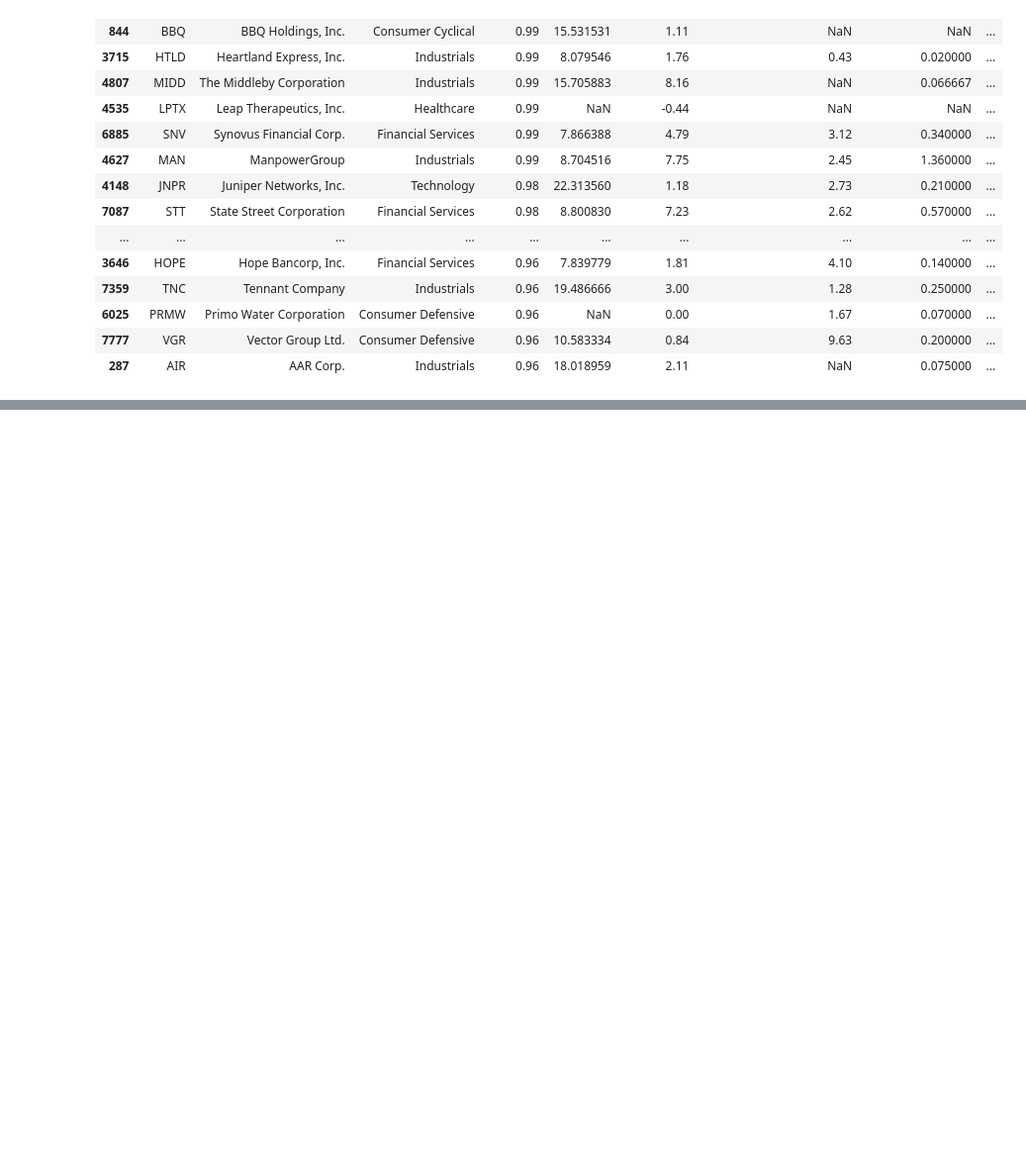
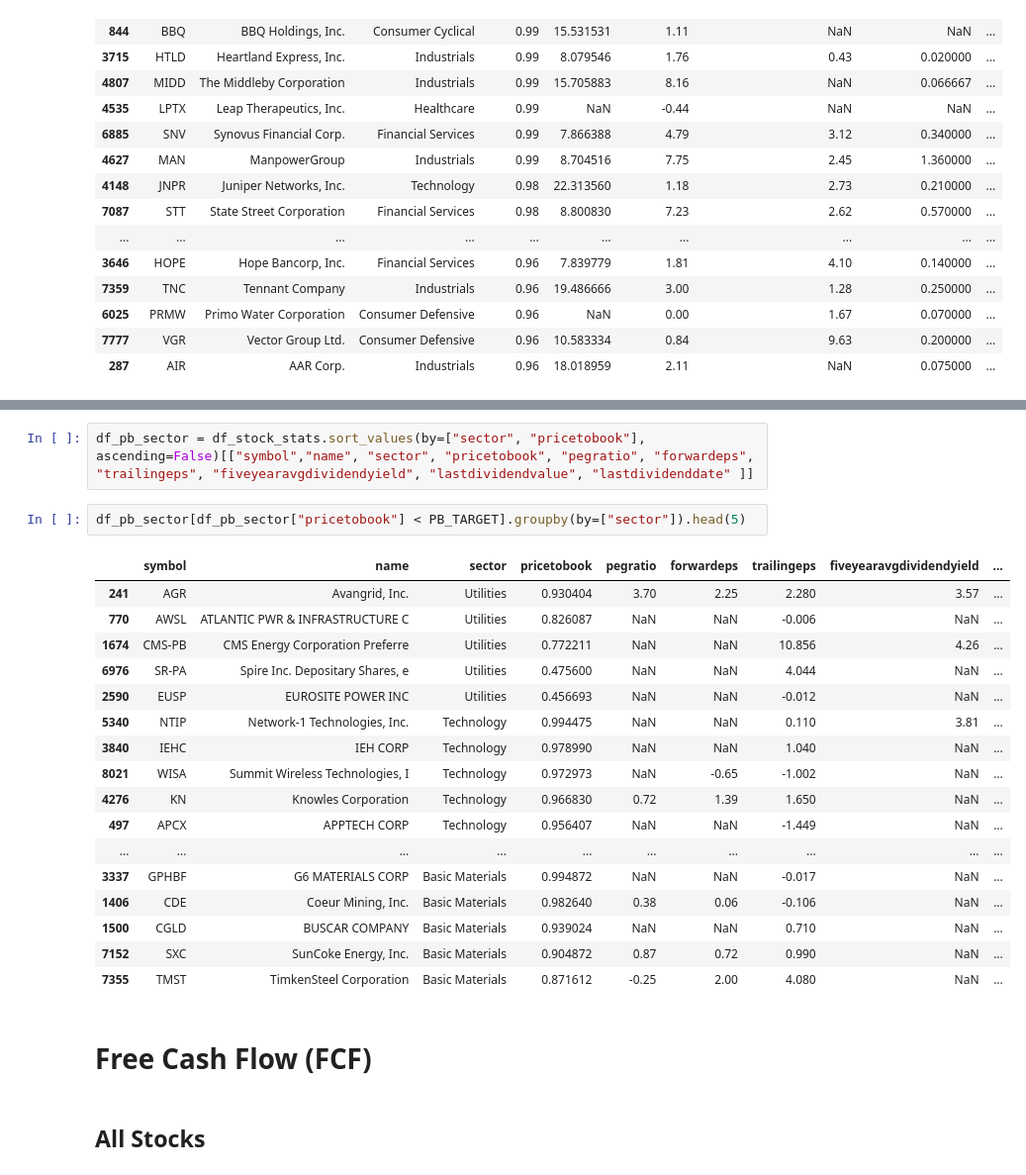
Before and after one commit to alpha2phi-platform/alphalib, a Jupyter notebook: 02_fundamental.ipynb, the cells around one changed output, grey strips where cells are left out. Shown at 99% size. Cells and saved outputs as stored; diff of their text form; blank space fills up the shorter version.

```diff
--- a/02_fundamental.ipynb
+++ b/02_fundamental.ipynb
@@ -404,0 +457,26 @@ df_peg[df_peg["pegratio"] < PEG_TARGET].head(30)
+# %%
+df_pb_sector = df_stock_stats.sort_values(by=["sector", "pricetobook"], ascending=False)[["symbol","name", "sector", "pricetobook", "pegratio", "forwardeps", "trailingeps", "fiveyearavgdividendyield", "lastdividendvalue", "lastdividenddate" ]]
+# %%
+df_pb_sector[df_pb_sector["pricetobook"] < PB_TARGET].groupby(by=["sector"]).head(5)
+# %% [output]
+|  | symbol | name | sector | pricetobook | pegratio | forwardeps | trailingeps | fiveyearavgdividendyield | ... |
+| 241 | AGR | Avangrid, Inc. | Utilities | 0.930404 | 3.70 | 2.25 | 2.280 | 3.57 | ... |
+| 770 | AWSL | ATLANTIC PWR & INFRASTRUCTURE C | Utilities | 0.826087 | NaN | NaN | -0.006 | NaN | ... |
+| 1674 | CMS-PB | CMS Energy Corporation Preferre | Utilities | 0.772211 | NaN | NaN | 10.856 | 4.26 | ... |
+| 6976 | SR-PA | Spire Inc. Depositary Shares, e | Utilities | 0.475600 | NaN | NaN | 4.044 | NaN | ... |
+| 2590 | EUSP | EUROSITE POWER INC | Utilities | 0.456693 | NaN | NaN | -0.012 | NaN | ... |
+| 5340 | NTIP | Network-1 Technologies, Inc. | Technology | 0.994475 | NaN | NaN | 0.110 | 3.81 | ... |
+| 3840 | IEHC | IEH CORP | Technology | 0.978990 | NaN | NaN | 1.040 | NaN | ... |
+| 8021 | WISA | Summit Wireless Technologies, I | Technology | 0.972973 | NaN | -0.65 | -1.002 | NaN | ... |
+| 4276 | KN | Knowles Corporation | Technology | 0.966830 | 0.72 | 1.39 | 1.650 | NaN | ... |
+| 497 | APCX | APPTECH CORP | Technology | 0.956407 | NaN | NaN | -1.449 | NaN | ... |
+| ... | ... | ... | ... | ... | ... | ... | ... | ... | ... |
+| 3337 | GPHBF | G6 MATERIALS CORP | Basic Materials | 0.994872 | NaN | NaN | -0.017 | NaN | ... |
+| 1406 | CDE | Coeur Mining, Inc. | Basic Materials | 0.982640 | 0.38 | 0.06 | -0.106 | NaN | ... |
+| 1500 | CGLD | BUSCAR COMPANY | Basic Materials | 0.939024 | NaN | NaN | 0.710 | NaN | ... |
+| 7152 | SXC | SunCoke Energy, Inc. | Basic Materials | 0.904872 | 0.87 | 0.72 | 0.990 | NaN | ... |
+| 7355 | TMST | TimkenSteel Corporation | Basic Materials | 0.871612 | -0.25 | 2.00 | 4.080 | NaN | ... |
+# %% [markdown]
+# Free Cash Flow (FCF)
+# %% [markdown]
+## All Stocks
```
Also changed, not shown: parts of 51 cells of this notebook.
